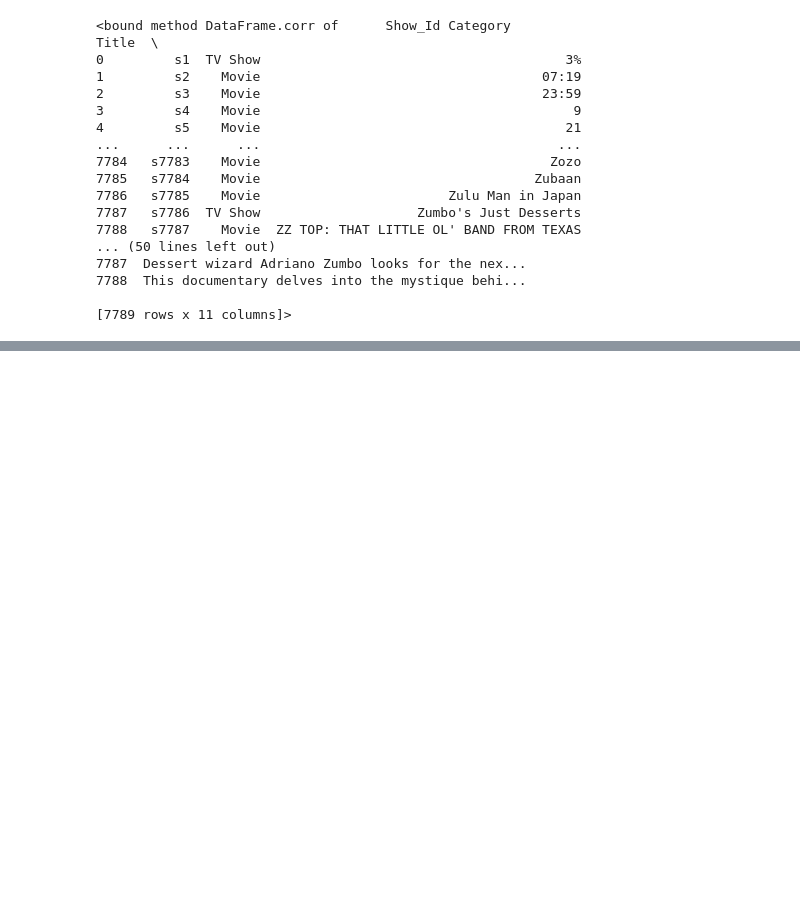
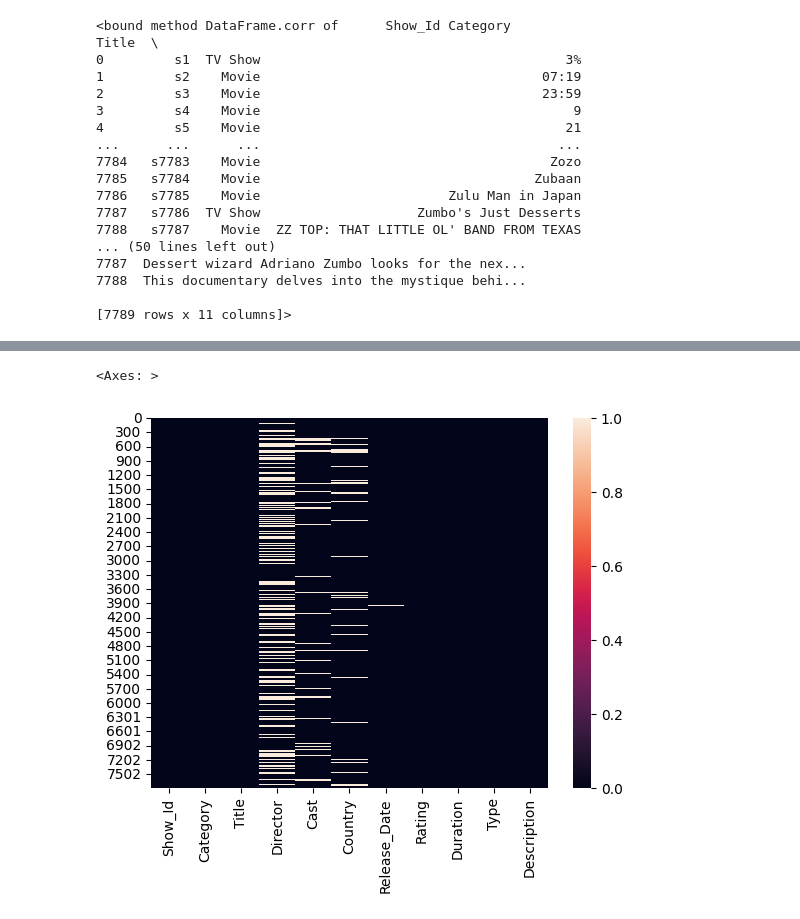
Before and after one commit to HrydeyBhatti/Exploratory-Data-Analysis-Netflix-Dataset, a Jupyter notebook: eda.ipynb, the cells around one changed output, grey strips where cells are left out. Cells and saved outputs as stored; diff of their text form; code cells hidden in the pictures; blank space fills up the shorter version.

Commit message:
Continuing data analysis, replacing missing values and handling columns

```diff
--- a/eda.ipynb
+++ b/eda.ipynb
@@ -135,0 +158,4 @@ ValueError: could not convert string to float: 's1'
+# %%
+#Removes duplicate values
+df.drop_duplicates(inplace = True)
+df.shape #Updated dataset after reomving duplicates
@@ -135,0 +197,6 @@ ValueError: could not convert string to float: 's1'
+# %%
+#Heatmap of missing values in dataset
+sns.heatmap(df.isnull())
+# %% [output]
+<Axes: >
+[figure, added]
```
Also changed, not shown: parts of 16 cells of this notebook.
